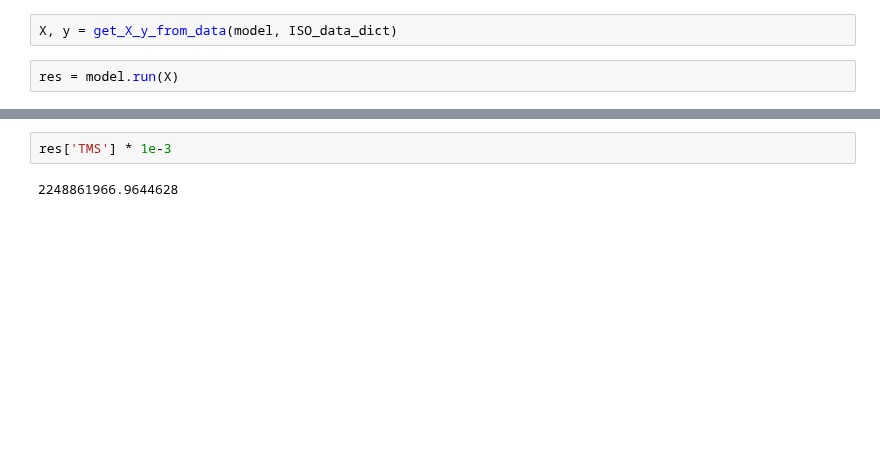
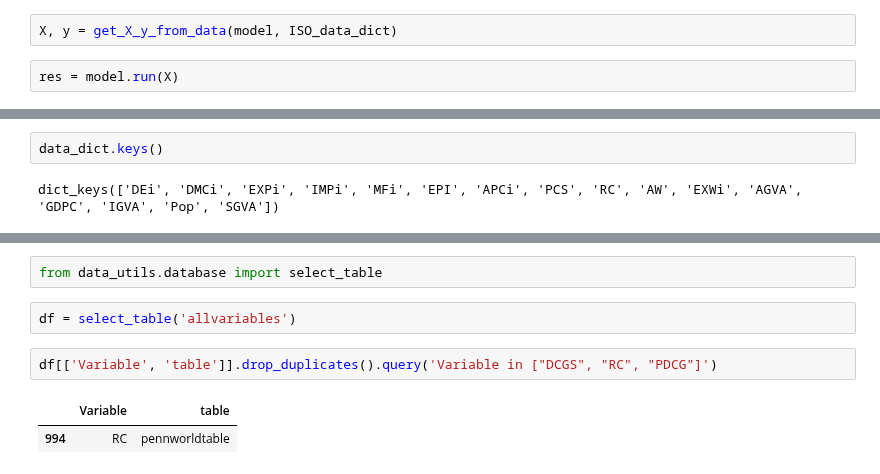
Before and after one commit to simonzabrocki/GraphModels, a Jupyter notebook: notebooks/material_developmement.ipynb, the cells around one changed output, grey strips where cells are left out. Saved outputs shown, nothing was run; the diff lists cells and outputs as text; blank space fills up the shorter version.

```diff
--- a/notebooks/material_developmement.ipynb
+++ b/notebooks/material_developmement.ipynb
@@ -355,8 +264,17 @@ Name: APCi, Length: 80, dtype: float64
+# %%
+data_dict.keys()
+# %% [output]
+dict_keys(['DEi', 'DMCi', 'EXPi', 'IMPi', 'MFi', 'EPI', 'APCi', 'PCS', 'RC', 'AW', 'EXWi', 'AGVA', 'GDPC', 'IGVA', 'Pop', 'SGVA'])
 # %%
 model.draw()
 # %% [output]
 [drawing not drawn]
-# %%
-res['TMS'] * 1e-3
-# %% [output]
-2248861966.9644628
+# %%
+from data_utils.database import select_table
+# %%
+df = select_table('allvariables')
+# %%
+df[['Variable', 'table']].drop_duplicates().query('Variable in ["DCGS", "RC", "PDCG"]')
+# %% [output]
+|  | Variable | table |
+| 994 | RC | pennworldtable |
```
Also changed, not shown: parts of 17 cells of this notebook, 15 other files.
